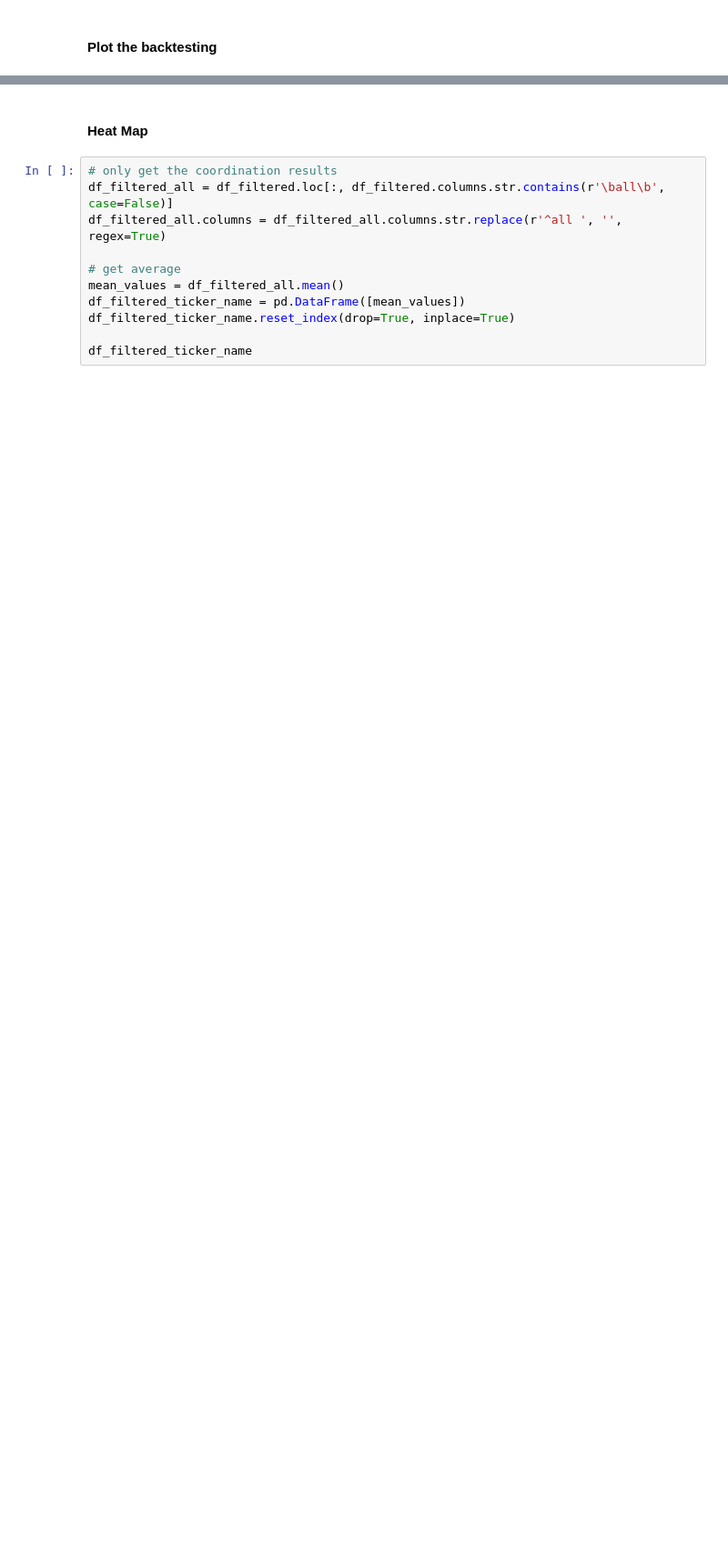
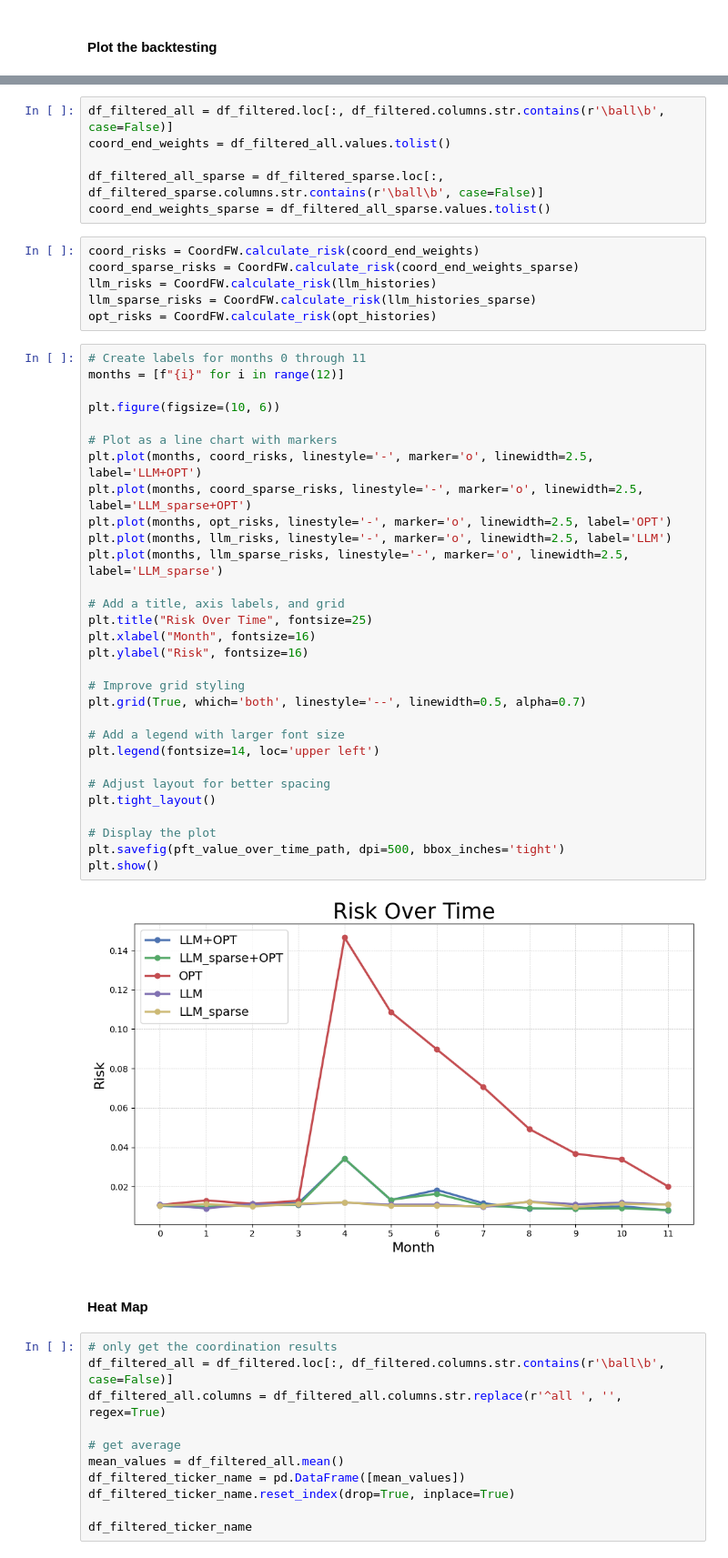
Before and after one commit to tario-you/solid, a Jupyter notebook: main.ipynb, the cells around one changed output, grey strips where cells are left out. Shown at 91% size. Drawn from its saved outputs; the diff is of its cells as text; blank space fills up the shorter version.

```diff
--- a/main.ipynb
+++ b/main.ipynb
@@ -1688,3 +1691,47 @@ plt.show()
+# %%
+df_filtered_all = df_filtered.loc[:, df_filtered.columns.str.contains(r'\ball\b', case=False)]
+coord_end_weights = df_filtered_all.values.tolist()
+
+df_filtered_all_sparse = df_filtered_sparse.loc[:, df_filtered_sparse.columns.str.contains(r'\ball\b', case=False)]
+coord_end_weights_sparse = df_filtered_all_sparse.values.tolist()
+# %%
+coord_risks = CoordFW.calculate_risk(coord_end_weights)
+coord_sparse_risks = CoordFW.calculate_risk(coord_end_weights_sparse)
+llm_risks = CoordFW.calculate_risk(llm_histories)
+llm_sparse_risks = CoordFW.calculate_risk(llm_histories_sparse)
+opt_risks = CoordFW.calculate_risk(opt_histories)
+# %%
+# Create labels for months 0 through 11
+months = [f"{i}" for i in range(12)]
+
+plt.figure(figsize=(10, 6))
+
+# Plot as a line chart with markers
+plt.plot(months, coord_risks, linestyle='-', marker='o', linewidth=2.5, label='LLM+OPT')
+plt.plot(months, coord_sparse_risks, linestyle='-', marker='o', linewidth=2.5, label='LLM_sparse+OPT')
+plt.plot(months, opt_risks, linestyle='-', marker='o', linewidth=2.5, label='OPT')
+plt.plot(months, llm_risks, linestyle='-', marker='o', linewidth=2.5, label='LLM')
+plt.plot(months, llm_sparse_risks, linestyle='-', marker='o', linewidth=2.5, label='LLM_sparse')
+
+# Add a title, axis labels, and grid
+plt.title("Risk Over Time", fontsize=25)
+plt.xlabel("Month", fontsize=16)
+plt.ylabel("Risk", fontsize=16)
+
+# Improve grid styling
+plt.grid(True, which='both', linestyle='--', linewidth=0.5, alpha=0.7)
+
+# Add a legend with larger font size
+plt.legend(fontsize=14, loc='upper left')
+
+# Adjust layout for better spacing
+plt.tight_layout()
+
+# Display the plot
+plt.savefig(pft_value_over_time_path, dpi=500, bbox_inches='tight')
+plt.show()
+# %% [output]
+[figure, added]
 # %% [markdown]
 #### Heat Map
 # %%
```
Also changed, not shown: parts of 12 cells of this notebook, 5 other files.
